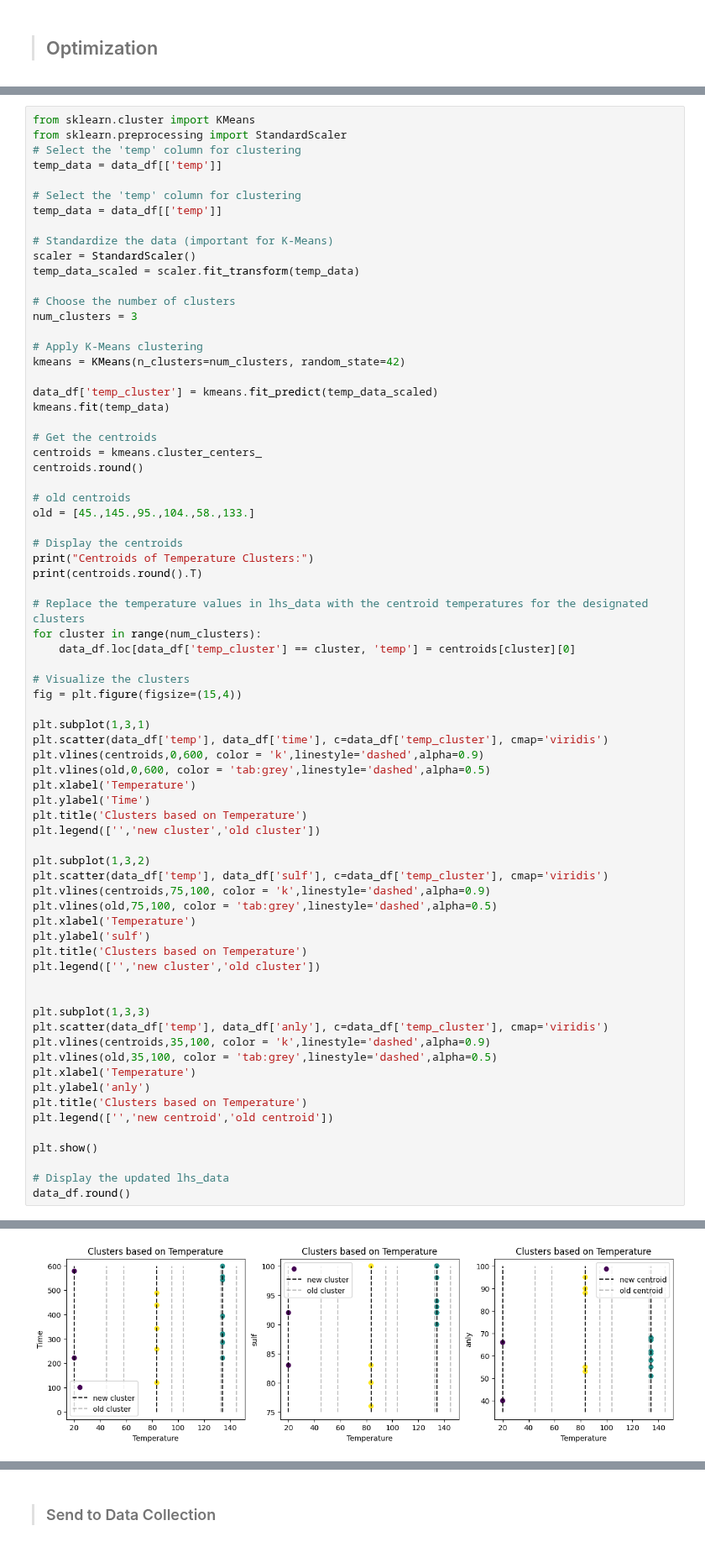
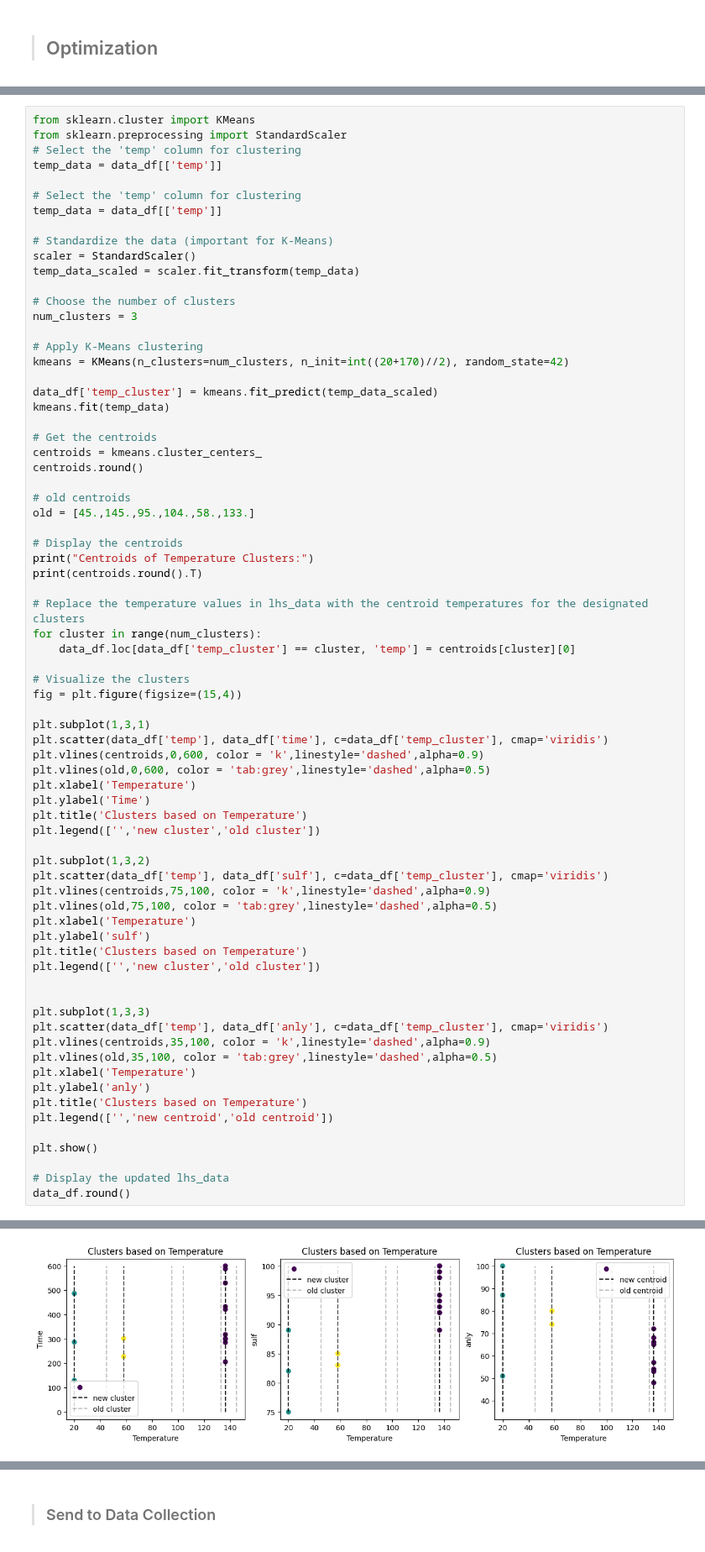
Before and after one commit to uwsunlab/BO-RFB, a Jupyter notebook: Round3/ModelA/ModelA_R3.ipynb, the cells around one changed output, grey strips where cells are left out. Shown at 84% size. Saved outputs shown, nothing was run; the diff lists cells and outputs as text.

```diff
--- a/Round3/ModelA/ModelA_R3.ipynb
+++ b/Round3/ModelA/ModelA_R3.ipynb
@@ -228,7 +228,7 @@ temp_data_scaled = scaler.fit_transform(temp_data)
 num_clusters = 3
 
 # Apply K-Means clustering
-kmeans = KMeans(n_clusters=num_clusters, random_state=42)
+kmeans = KMeans(n_clusters=num_clusters, n_init=int((20+170)//2), random_state=42)
 
 data_df['temp_cluster'] = kmeans.fit_predict(temp_data_scaled)
 kmeans.fit(temp_data)
@@ -289,2 +289,2 @@ Centroids of Temperature Clusters:
-[figure, old version]
+[figure, new version]
 |  | time | temp | sulf | anly | temp_cluster |
```
Also changed, not shown: parts of 3 cells of this notebook, 2 other files.
